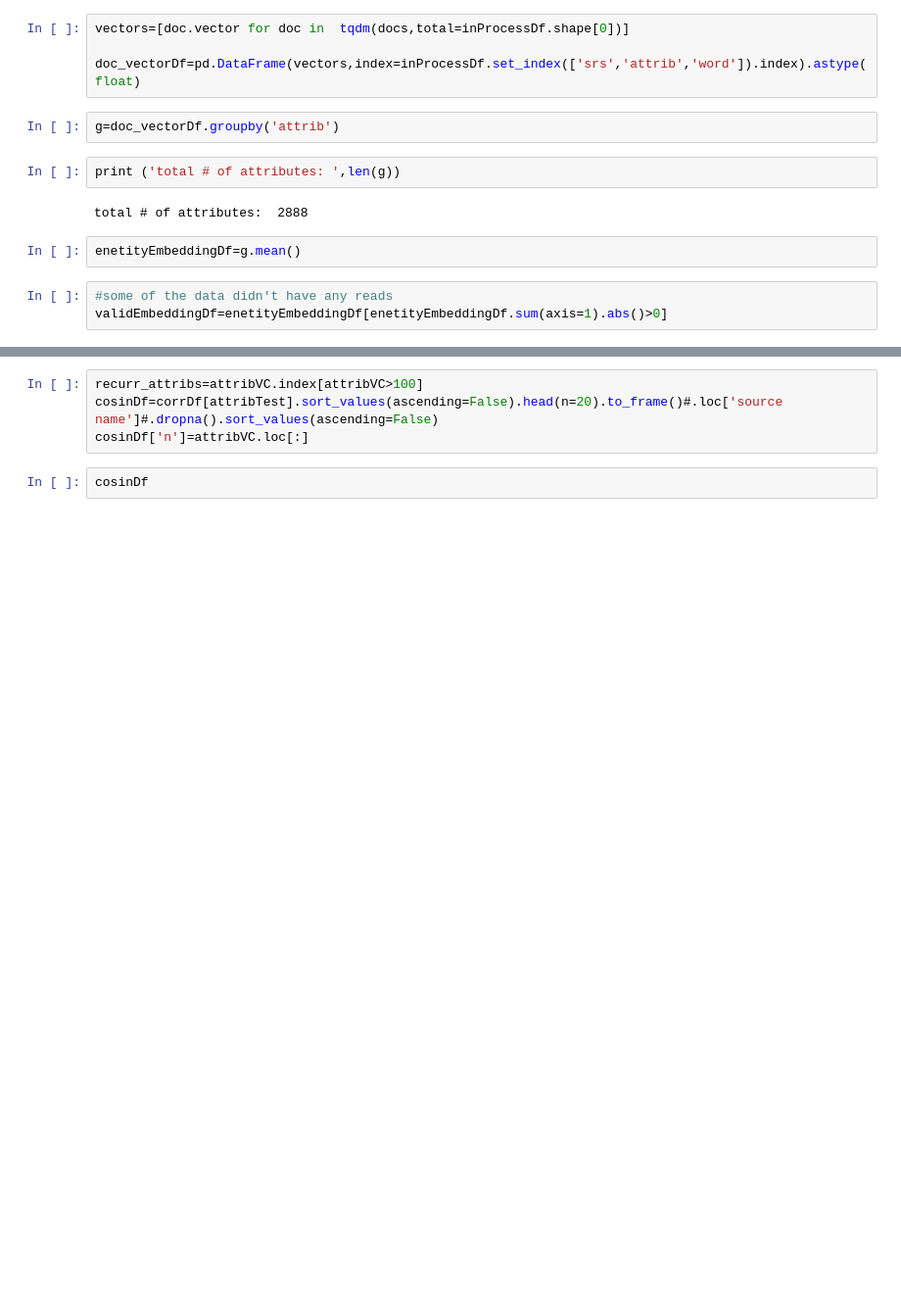
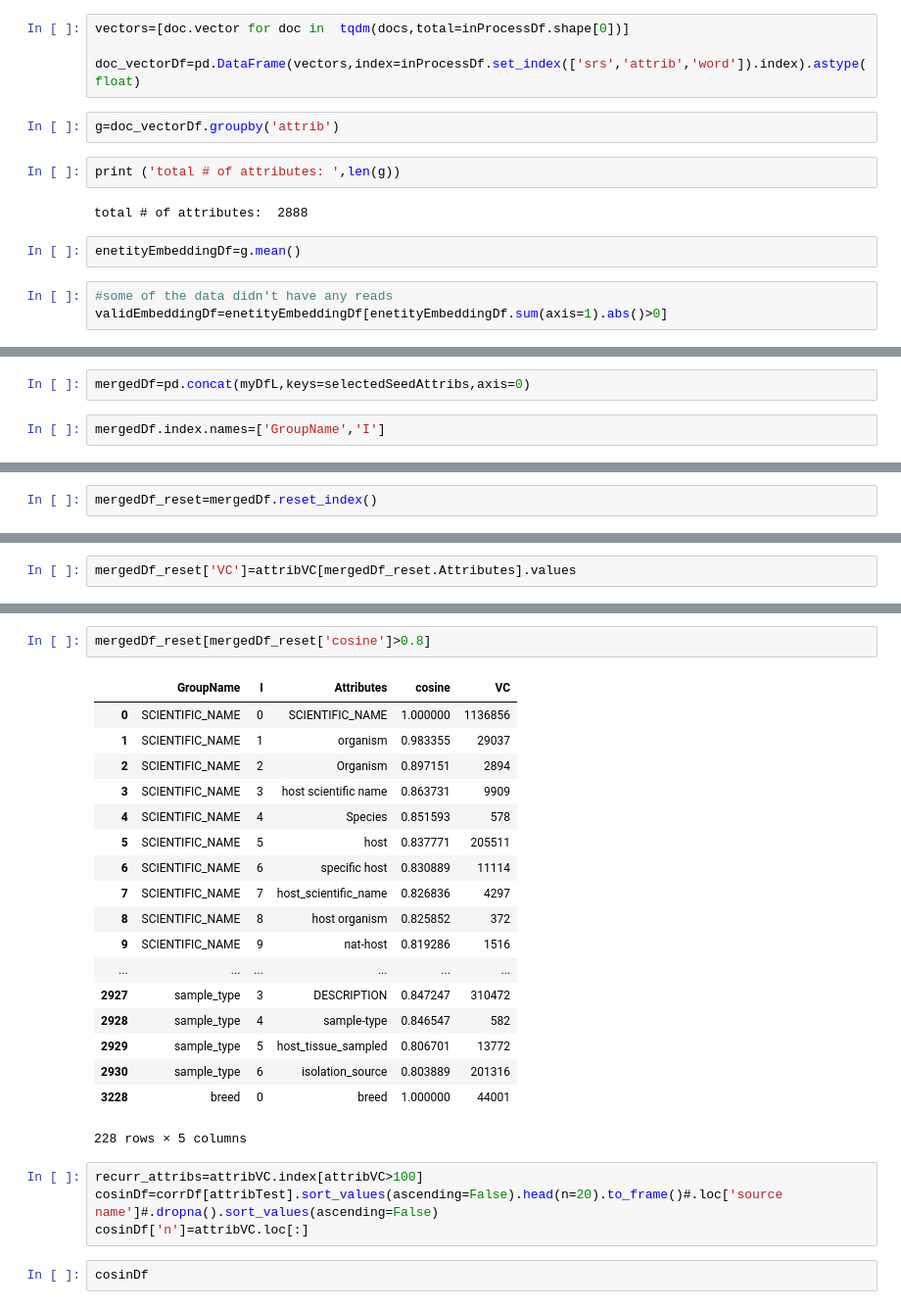
Before and after one commit to brianyiktaktsui/DEEP_NLP, a Jupyter notebook: mergeEntities.ipynb, the cells around one changed output, grey strips where cells are left out. Shown at 98% size. Cells and saved outputs as stored; diff of their text form; blank space fills up the shorter version.

```diff
--- a/mergeEntities.ipynb
+++ b/mergeEntities.ipynb
@@ -156,0 +146,4 @@ inProcessDf[inProcessDf.attrib==attribTest].head(n=30)#collection_date
+# %%
+mergedDf=pd.concat(myDfL,keys=selectedSeedAttribs,axis=0)
+# %%
+mergedDf.index.names=['GroupName','I']
@@ -156,0 +152,2 @@ inProcessDf[inProcessDf.attrib==attribTest].head(n=30)#collection_date
+# %%
+mergedDf_reset=mergedDf.reset_index()
@@ -156,0 +170,2 @@ inProcessDf[inProcessDf.attrib==attribTest].head(n=30)#collection_date
+# %%
+mergedDf_reset['VC']=attribVC[mergedDf_reset.Attributes].values
@@ -157,3 +226,24 @@ inProcessDf[inProcessDf.attrib==attribTest].head(n=30)#collection_date
+# %%
+mergedDf_reset[mergedDf_reset['cosine']>0.8]
+# %% [output]
+|  | GroupName | I | Attributes | cosine | VC |
+| 0 | SCIENTIFIC_NAME | 0 | SCIENTIFIC_NAME | 1.000000 | 1136856 |
+| 1 | SCIENTIFIC_NAME | 1 | organism | 0.983355 | 29037 |
+| 2 | SCIENTIFIC_NAME | 2 | Organism | 0.897151 | 2894 |
+| 3 | SCIENTIFIC_NAME | 3 | host scientific name | 0.863731 | 9909 |
+| 4 | SCIENTIFIC_NAME | 4 | Species | 0.851593 | 578 |
+| 5 | SCIENTIFIC_NAME | 5 | host | 0.837771 | 205511 |
+| 6 | SCIENTIFIC_NAME | 6 | specific host | 0.830889 | 11114 |
+| 7 | SCIENTIFIC_NAME | 7 | host_scientific_name | 0.826836 | 4297 |
+| 8 | SCIENTIFIC_NAME | 8 | host organism | 0.825852 | 372 |
+| 9 | SCIENTIFIC_NAME | 9 | nat-host | 0.819286 | 1516 |
+| ... | ... | ... | ... | ... | ... |
+| 2927 | sample_type | 3 | DESCRIPTION | 0.847247 | 310472 |
+| 2928 | sample_type | 4 | sample-type | 0.846547 | 582 |
+| 2929 | sample_type | 5 | host_tissue_sampled | 0.806701 | 13772 |
+| 2930 | sample_type | 6 | isolation_source | 0.803889 | 201316 |
+| 3228 | breed | 0 | breed | 1.000000 | 44001 |
+228 rows × 5 columns
 # %%
 recurr_attribs=attribVC.index[attribVC>100]
 cosinDf=corrDf[attribTest].sort_values(ascending=False).head(n=20).to_frame()#.loc['source name']#.dropna().sort_values(ascending=False)
```
Also changed, not shown: parts of 29 cells of this notebook.
